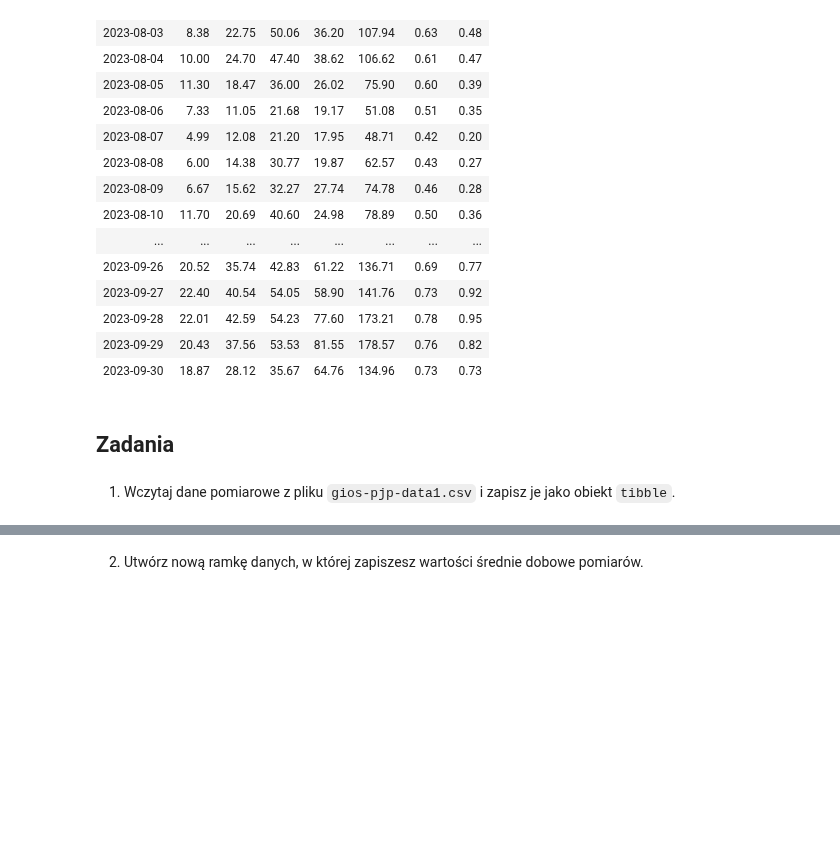
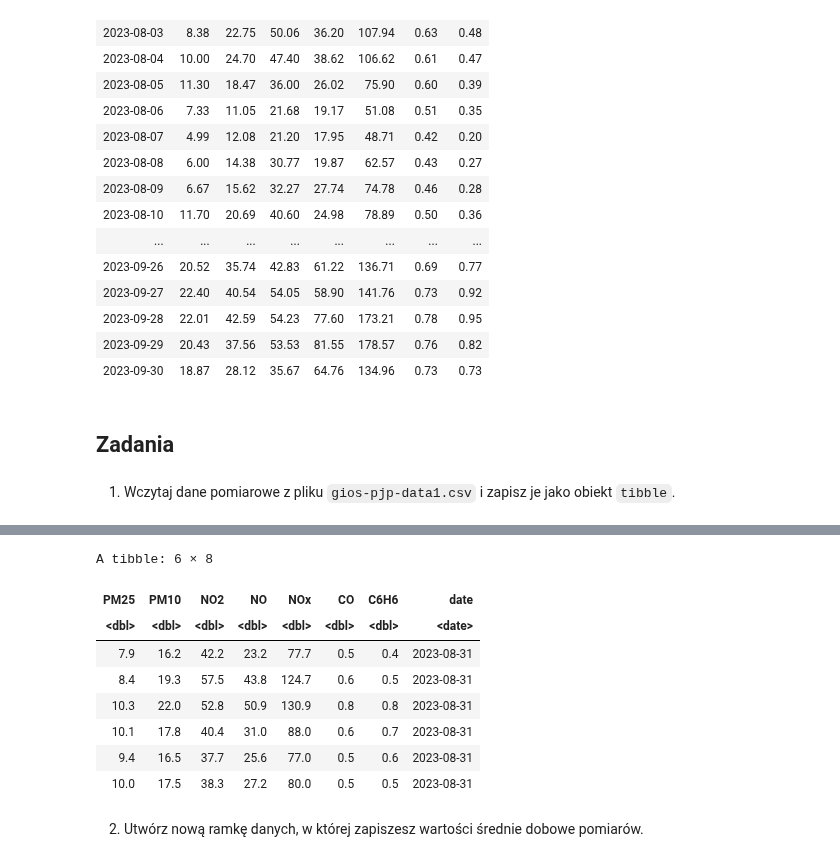
Before and after one commit to stawarzkrzysztof/uczenie_maszynowe_ifs2024, a Jupyter notebook: 02_10_2024/UM2024_wprowadzenie.ipynb, the cells around one changed output, grey strips where cells are left out. Saved outputs shown, nothing was run; the diff lists cells and outputs as text; code cells hidden in the pictures; blank space fills up the shorter version.

```diff
--- a/02_10_2024/UM2024_wprowadzenie.ipynb
+++ b/02_10_2024/UM2024_wprowadzenie.ipynb
@@ -1215,2 +1248,15 @@ A data.frame: 61 × 8
+# %%
+df <- df[-nrow(df), ]
+tail(df)
+# %% [output]
+A tibble: 6 × 8
+| PM25 | PM10 | NO2 | NO | NOx | CO | C6H6 | date |
+| <dbl> | <dbl> | <dbl> | <dbl> | <dbl> | <dbl> | <dbl> | <date> |
+| 7.9 | 16.2 | 42.2 | 23.2 | 77.7 | 0.5 | 0.4 | 2023-08-31 |
+| 8.4 | 19.3 | 57.5 | 43.8 | 124.7 | 0.6 | 0.5 | 2023-08-31 |
+| 10.3 | 22.0 | 52.8 | 50.9 | 130.9 | 0.8 | 0.8 | 2023-08-31 |
+| 10.1 | 17.8 | 40.4 | 31.0 | 88.0 | 0.6 | 0.7 | 2023-08-31 |
+| 9.4 | 16.5 | 37.7 | 25.6 | 77.0 | 0.5 | 0.6 | 2023-08-31 |
+| 10.0 | 17.5 | 38.3 | 27.2 | 80.0 | 0.5 | 0.5 | 2023-08-31 |
 # %% [markdown]
 2. Utwórz nową ramkę danych, w której zapiszesz wartości średnie dobowe pomiarów.
```
Also changed, not shown: parts of 4 cells of this notebook.
